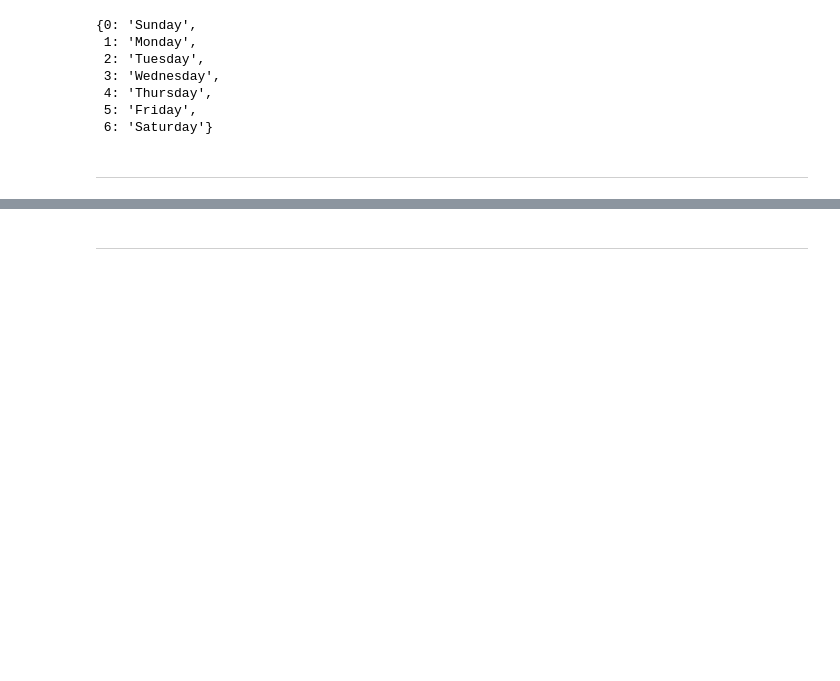
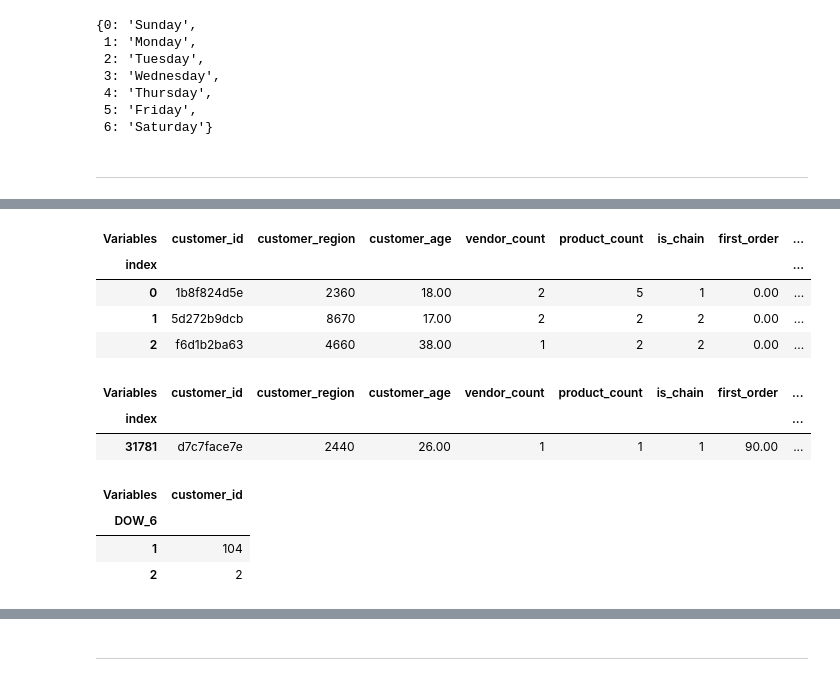
Before and after one commit to Silvestre17/DM_FoodDeliveryClustering_MasterProject, a Jupyter notebook: DM2425_Part2_37_01.ipynb, the cells around one changed output, grey strips where cells are left out. Saved outputs shown, nothing was run; the diff lists cells and outputs as text; code cells hidden in the pictures; blank space fills up the shorter version.

```diff
--- a/DM2425_Part2_37_01.ipynb
+++ b/DM2425_Part2_37_01.ipynb
@@ -194,0 +275,25 @@ weekdays_dict
+# %%
+# First order date -> Weekday
+# Check the rows with first_order and last_order == 0/1
+ABCDEats[(ABCDEats['first_order'] == 0) & (ABCDEats['last_order'] == 1)]  # DOW_0 & DOW_6 -> Sunday & (Saturday -> First Weekday of the dataset)
+# %% [output]
+| Variables | customer_id | customer_region | customer_age | vendor_count | product_count | is_chain | first_order | ... |
+| index |  |  |  |  |  |  |  | ... |
+| 0 | 1b8f824d5e | 2360 | 18.00 | 2 | 5 | 1 | 0.00 | ... |
+| 1 | 5d272b9dcb | 8670 | 17.00 | 2 | 2 | 2 | 0.00 | ... |
+| 2 | f6d1b2ba63 | 4660 | 38.00 | 1 | 2 | 2 | 0.00 | ... |
+# %%
+# Last order date -> Weekday
+# Check the rows with first and last_order == 90
+ABCDEats[(ABCDEats['first_order'] == 90) & (ABCDEats['last_order'] == 90)]  # DOW_5 -> Friday
+# %% [output]
+| Variables | customer_id | customer_region | customer_age | vendor_count | product_count | is_chain | first_order | ... |
+| index |  |  |  |  |  |  |  | ... |
+| 31781 | d7c7face7e | 2440 | 26.00 | 1 | 1 | 1 | 90.00 | ... |
+# %%
+ABCDEats[ABCDEats['first_order'].isnull()].groupby('DOW_6').count()[['customer_id']]
+# %% [output]
+| Variables | customer_id |
+| DOW_6 |  |
+| 1 | 104 |
+| 2 | 2 |
```
Also changed, not shown: parts of 14 cells of this notebook.
